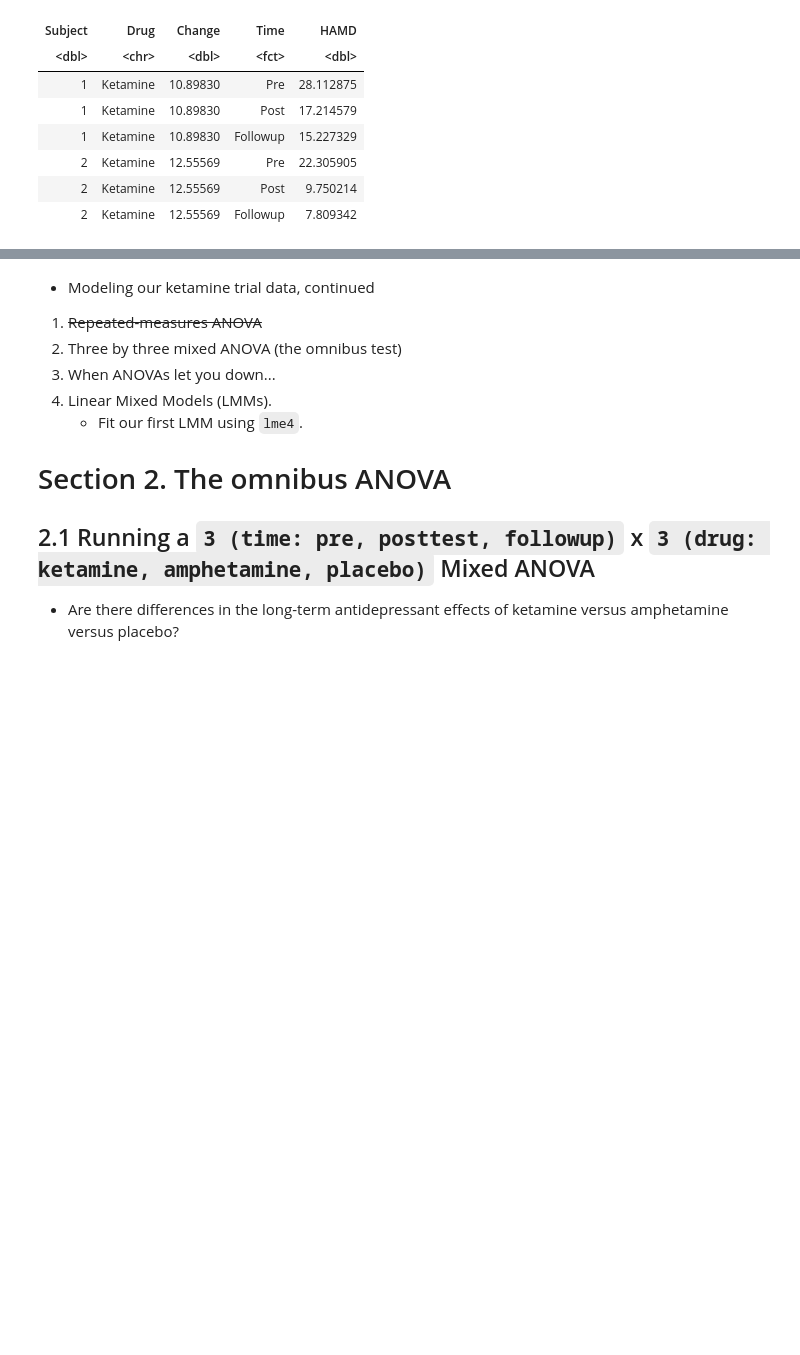
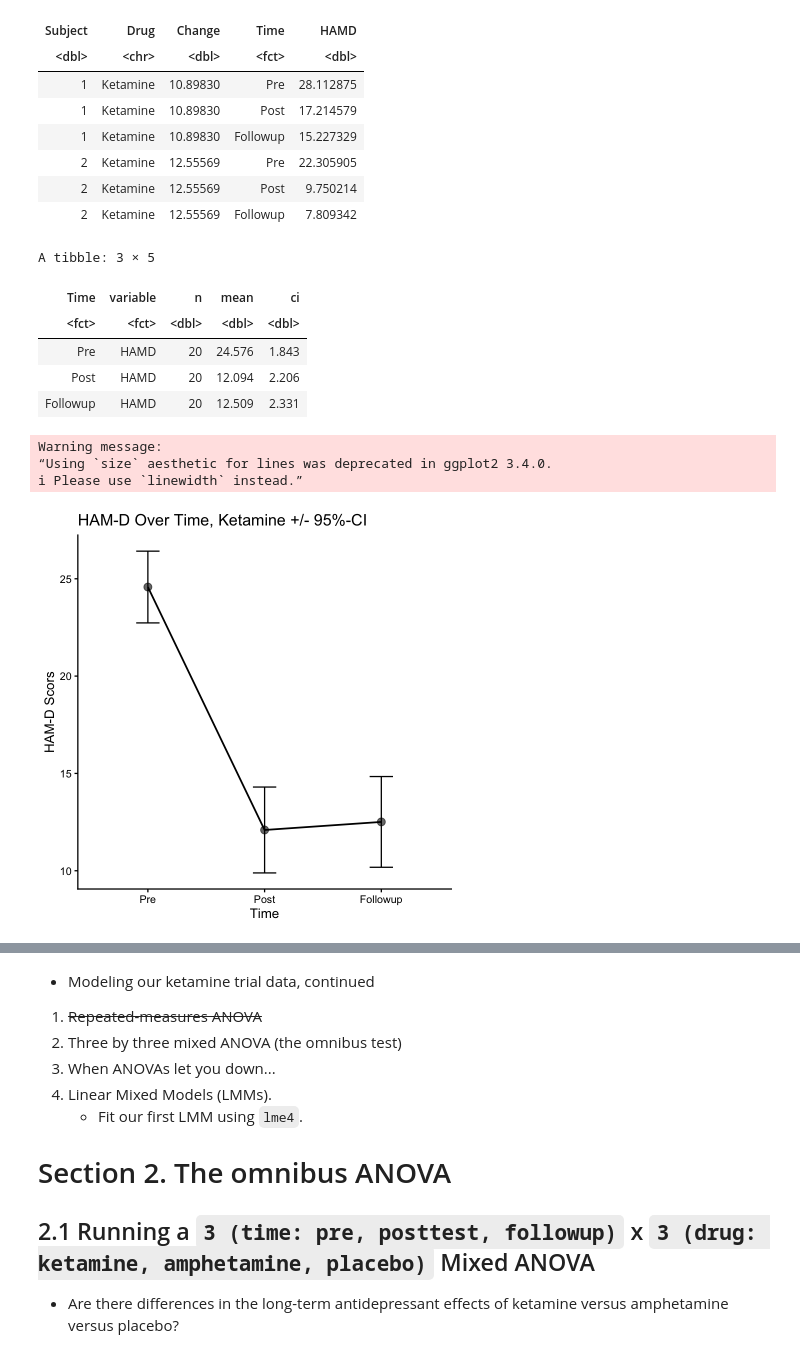
Before and after one commit to JeremyHogeveen/dspn_spring2026_github, a Jupyter notebook: code/dspn_spring2026_week11_03312026.ipynb, the cells around one changed output, grey strips where cells are left out. Drawn from its saved outputs; the diff is of its cells as text; code cells hidden in the pictures; blank space fills up the shorter version.

```diff
--- a/code/dspn_spring2026_week11_03312026.ipynb
+++ b/code/dspn_spring2026_week11_03312026.ipynb
@@ -60,3 +60,34 @@ A tibble: 6 × 5
 | 2 | Ketamine | 12.55569 | Pre | 22.305905 |
 | 2 | Ketamine | 12.55569 | Post | 9.750214 |
 | 2 | Ketamine | 12.55569 | Followup | 7.809342 |
+# %%
+df_ketamine <- df %>%
+    filter(Drug=="Ketamine")
+# head(df_ketamine)
+
+# descriptive stats
+df_rm_plot <- df_ketamine %>%
+    group_by(Time) %>%
+    get_summary_stats(HAMD, type="mean_ci")
+df_rm_plot
+
+# visualizing the rmANOVA model for ketamine
+p_rm_anova <- ggplot(df_rm_plot,aes(x = Time, y = mean, group = 1)) +
+    geom_line(size=1) +
+    geom_errorbar(aes(ymin = mean - ci, ymax = mean + ci), width = 0.2) +
+    geom_point(size = 4, alpha=0.6) +
+    theme_classic(base_size = 16) +
+    ylab("HAM-D Scors") +
+    ggtitle("HAM-D Over Time, Ketamine +/- 95%-CI")
+p_rm_anova
+# %% [output]
+A tibble: 3 × 5
+| Time | variable | n | mean | ci |
+| <fct> | <fct> | <dbl> | <dbl> | <dbl> |
+| Pre | HAMD | 20 | 24.576 | 1.843 |
+| Post | HAMD | 20 | 12.094 | 2.206 |
+| Followup | HAMD | 20 | 12.509 | 2.331 |
+Warning message:
+“Using `size` aesthetic for lines was deprecated in ggplot2 3.4.0.
+ℹ Please use `linewidth` instead.”
+[figure, added]
```
Also changed, not shown: parts of 8 cells of this notebook.
